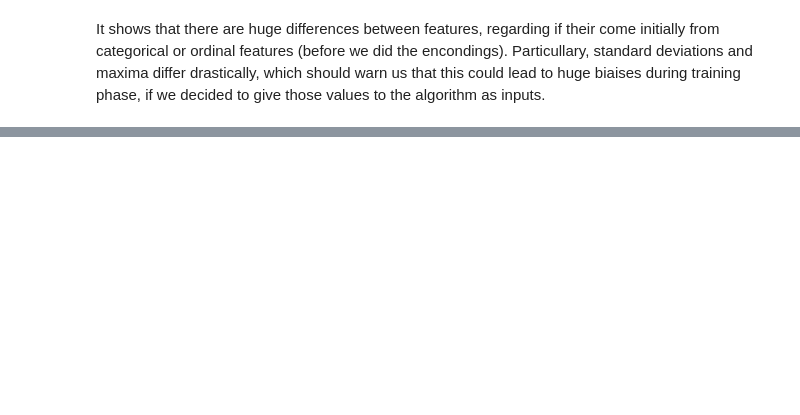
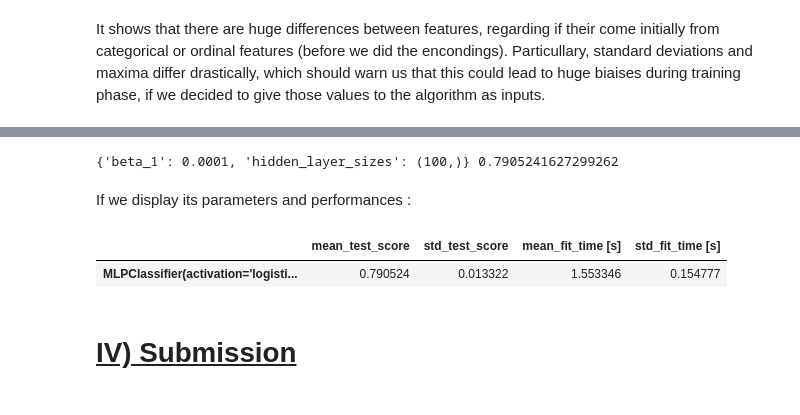
Before and after one commit to LukDuth/OC_Student_ML_P8_Titanic_Spaceship, a Jupyter notebook: Duthoit_Luke_1_Code_072022.ipynb, the cells around one changed output, grey strips where cells are left out. Saved outputs shown, nothing was run; the diff lists cells and outputs as text; code cells hidden in the pictures; blank space fills up the shorter version.

```diff
--- a/Duthoit_Luke_1_Code_072022.ipynb
+++ b/Duthoit_Luke_1_Code_072022.ipynb
@@ -1518,0 +1449,46 @@ It seems like it's better not using further scaling at all, at least with logist
+# %%
+### Initialisation
+mlp_1 = MLPClassifier(
+    random_state=rgn, solver='adam', learning_rate='invscaling',
+    activation='logistic', learning_rate_init=0.001,
+    beta_2=np.logspace(-4, np.log10(0.99), 3)[1], max_iter=40,
+    early_stopping=True, n_iter_no_change=10)
+grid_mlp_1 = GridSearchCV(
+    estimator=mlp_1,
+    param_grid={
+        'hidden_layer_sizes':[(88,), (100,), (112,)],
+        'beta_1':np.logspace(-4.5, -3.5, 5)
+    },
+    cv=5,
+    n_jobs=-1)
+### cross validation and optimisation of hyper-parameters
+grid_mlp_1.fit(X=X_train, y=y_train.apply(lambda x : str(x)))
+print(grid_mlp_1.best_params_, grid_mlp_1.best_score_)
+# %% [output]
+{'beta_1': 0.0001, 'hidden_layer_sizes': (100,)} 0.7905241627299262
+# %% [markdown]
+If we display its parameters and performances :
+# %%
+pd.DataFrame(
+    data={
+        'mean_test_score' : grid_mlp_1.cv_results_[
+            'mean_test_score'
+        ][grid_mlp_1.best_index_],
+        'std_test_score' : grid_mlp_1.cv_results_[
+            'std_test_score'
+        ][grid_mlp_1.best_index_],
+        'mean_fit_time [s]' : grid_mlp_1.cv_results_[
+            'mean_fit_time'
+        ][grid_mlp_1.best_index_],
+        'std_fit_time [s]' : grid_mlp_1.cv_results_[
+            'std_fit_time'
+        ][grid_mlp_1.best_index_],
+    }, index=[grid_mlp_1.best_estimator_]
+)
+# %% [output]
+|  | mean_test_score | std_test_score | mean_fit_time [s] | std_fit_time [s] |
+| MLPClassifier(activation='logisti... | 0.790524 | 0.013322 | 1.553346 | 0.154777 |
+# %% [markdown]
+#
+# <u><b>IV) Submission</b></u>
+#
```
Also changed, not shown: parts of 32 cells of this notebook.
